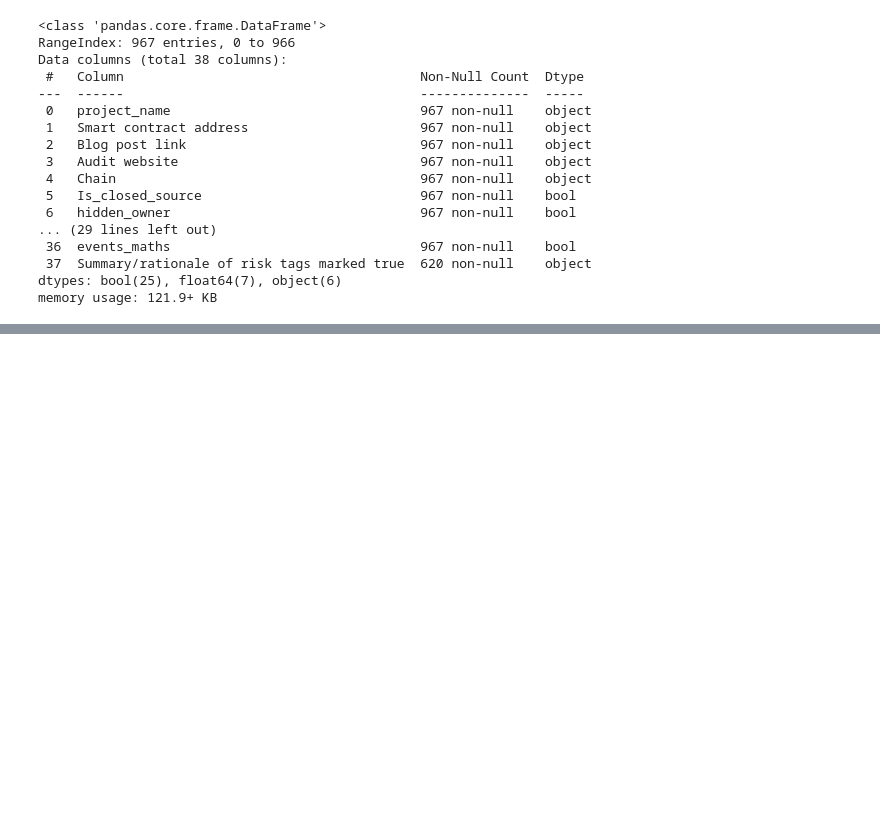
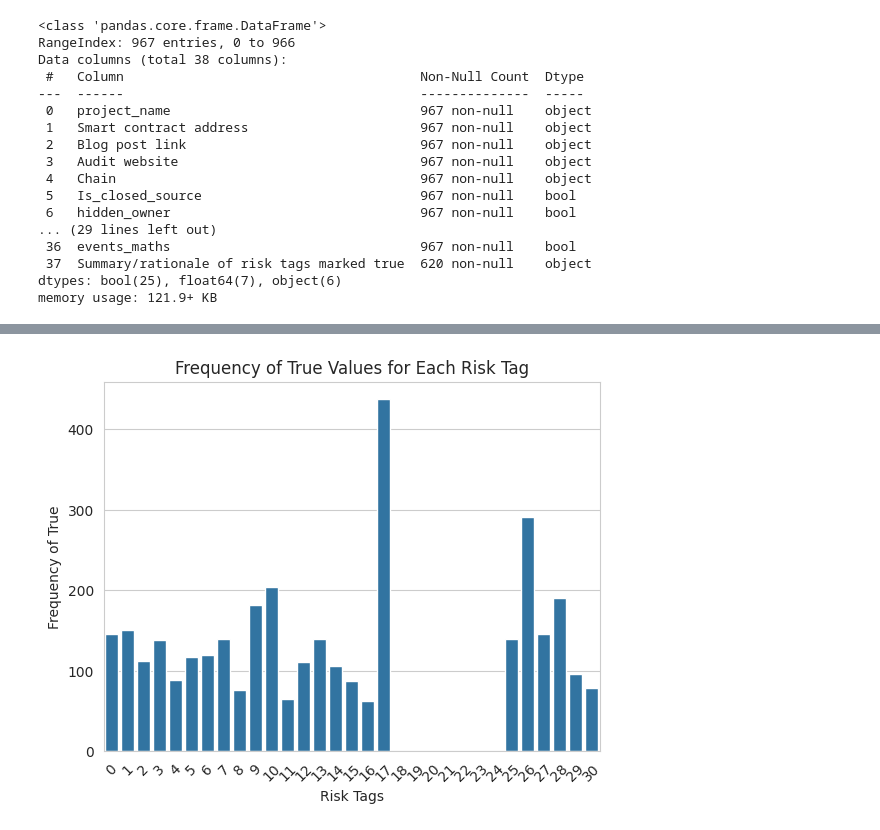
Before and after one commit to ankitg-02/extern, a Jupyter notebook: Webacy_1.ipynb, the cells around one changed output, grey strips where cells are left out. Drawn from its saved outputs; the diff is of its cells as text; code cells hidden in the pictures; blank space fills up the shorter version.

```diff
--- a/Webacy_1.ipynb
+++ b/Webacy_1.ipynb
@@ -66,0 +78,11 @@ print(risk_columns)
+# %%
+sns.set_style("whitegrid")
+frequencies = pd.Series(frequencies)
+sns.barplot(x=frequencies.index, y=frequencies.values)
+plt.title('Frequency of True Values for Each Risk Tag')
+plt.xlabel('Risk Tags')
+plt.ylabel('Frequency of True')
+plt.xticks(rotation=45)
+plt.show()
+# %% [output]
+[figure, added]
```
Also changed, not shown: parts of 5 cells of this notebook.
